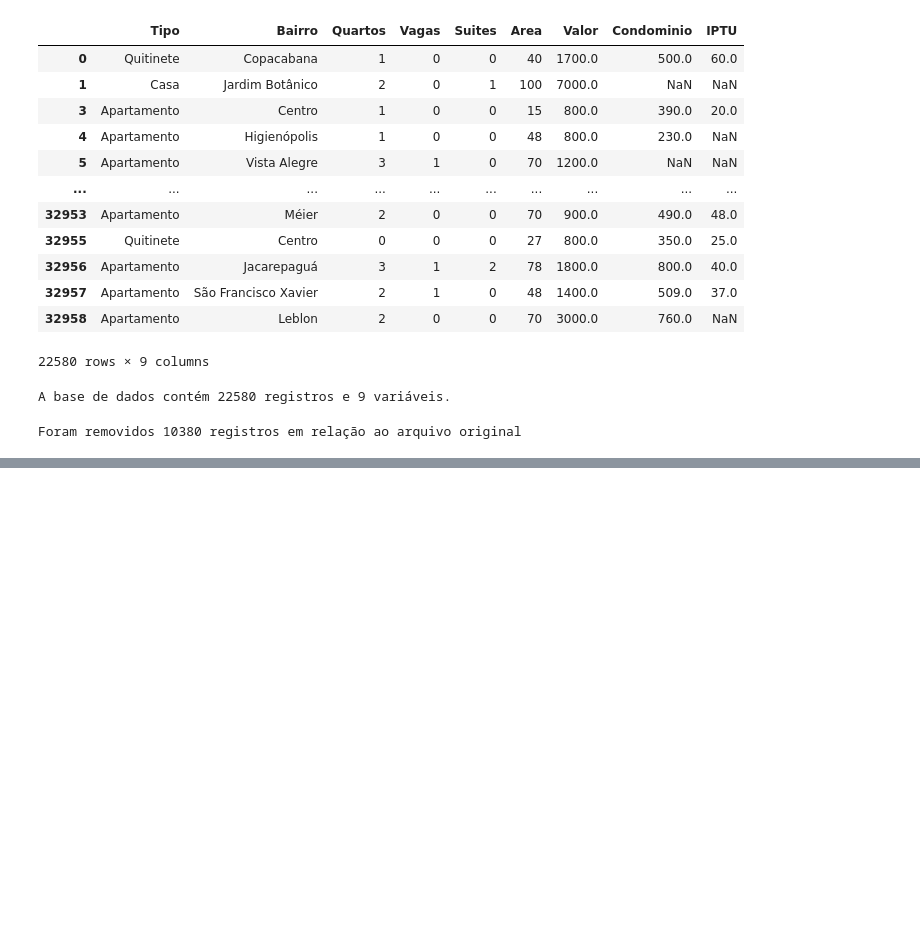
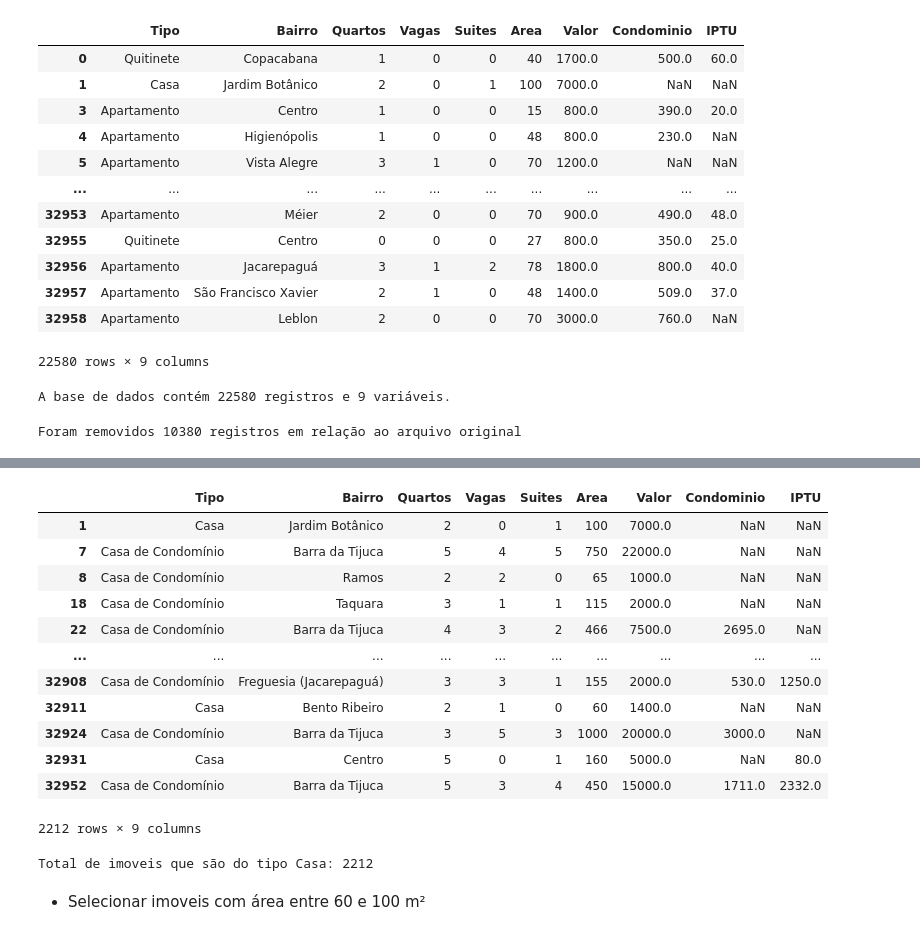
Before and after one commit to wagnergbriel/analise-de-dados, a Jupyter notebook: exercicio_pandas_relatorio_imoveis.ipynb, the cells around one changed output, grey strips where cells are left out. Saved outputs shown, nothing was run; the diff lists cells and outputs as text; code cells hidden in the pictures; blank space fills up the shorter version.

```diff
--- a/exercicio_pandas_relatorio_imoveis.ipynb
+++ b/exercicio_pandas_relatorio_imoveis.ipynb
@@ -169,0 +198,24 @@ df_residencial.to_csv("aluguel_imoveis_residenciais.csv", index=False, sep=";")
+# %%
+imoveis_casa = df_residencial[(df_residencial.Tipo != "Apartamento") & (df_residencial.Tipo != "Quitinete")]
+# %%
+imoveis_casa
+# %% [output]
+|  | Tipo | Bairro | Quartos | Vagas | Suites | Area | Valor | Condominio | IPTU |
+| 1 | Casa | Jardim Botânico | 2 | 0 | 1 | 100 | 7000.0 | NaN | NaN |
+| 7 | Casa de Condomínio | Barra da Tijuca | 5 | 4 | 5 | 750 | 22000.0 | NaN | NaN |
+| 8 | Casa de Condomínio | Ramos | 2 | 2 | 0 | 65 | 1000.0 | NaN | NaN |
+| 18 | Casa de Condomínio | Taquara | 3 | 1 | 1 | 115 | 2000.0 | NaN | NaN |
+| 22 | Casa de Condomínio | Barra da Tijuca | 4 | 3 | 2 | 466 | 7500.0 | 2695.0 | NaN |
+| ... | ... | ... | ... | ... | ... | ... | ... | ... | ... |
+| 32908 | Casa de Condomínio | Freguesia (Jacarepaguá) | 3 | 3 | 1 | 155 | 2000.0 | 530.0 | 1250.0 |
+| 32911 | Casa | Bento Ribeiro | 2 | 1 | 0 | 60 | 1400.0 | NaN | NaN |
+| 32924 | Casa de Condomínio | Barra da Tijuca | 3 | 5 | 3 | 1000 | 20000.0 | 3000.0 | NaN |
+| 32931 | Casa | Centro | 5 | 0 | 1 | 160 | 5000.0 | NaN | 80.0 |
+| 32952 | Casa de Condomínio | Barra da Tijuca | 5 | 3 | 4 | 450 | 15000.0 | 1711.0 | 2332.0 |
+2212 rows × 9 columns
+# %%
+print(f"Total de imoveis que são do tipo Casa: {imoveis_casa.shape[0]}")
+# %% [output]
+Total de imoveis que são do tipo Casa: 2212
+# %% [markdown]
+*   Selecionar imoveis com área entre 60 e 100 m²
```
Also changed, not shown: parts of 13 cells of this notebook.
